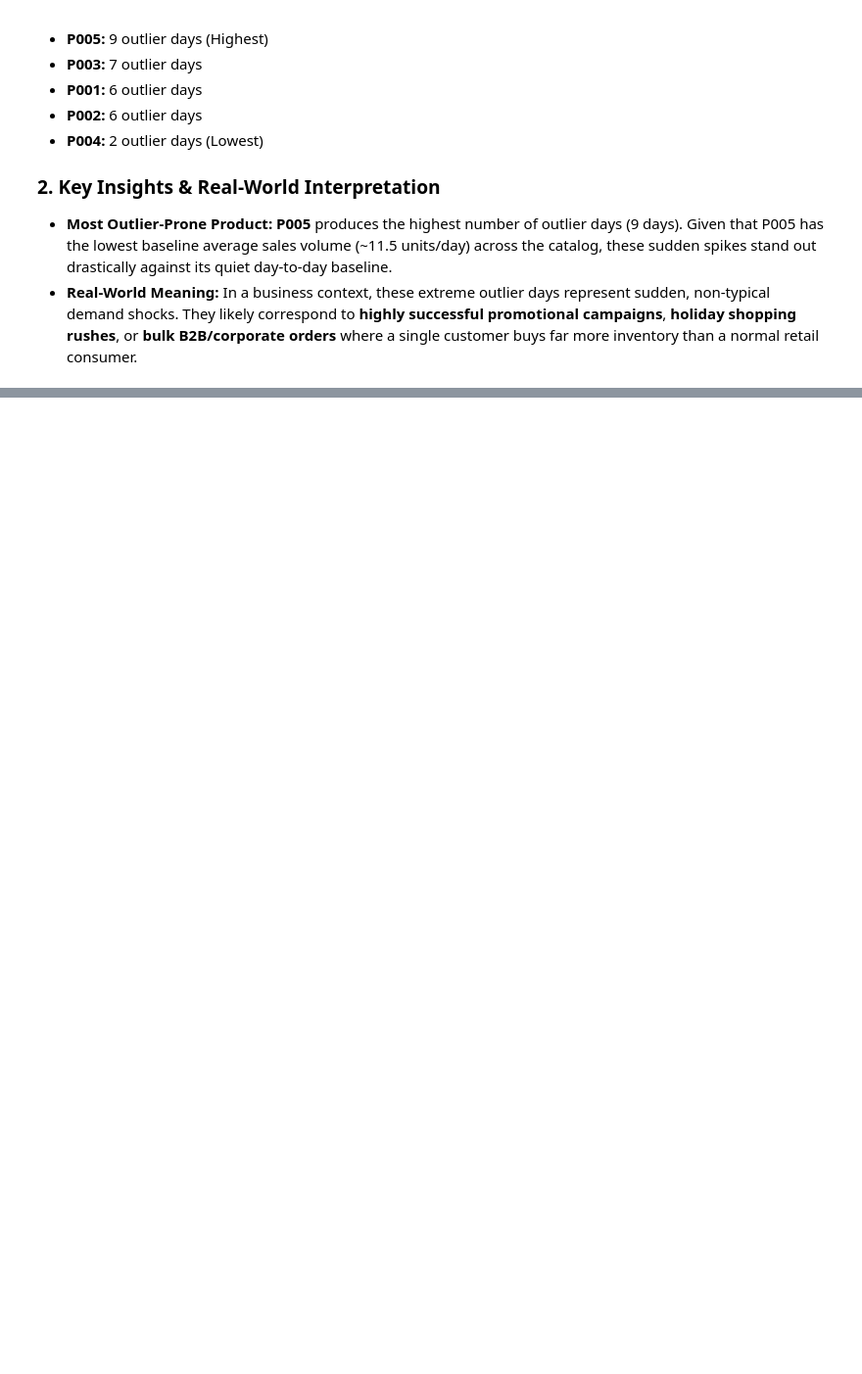
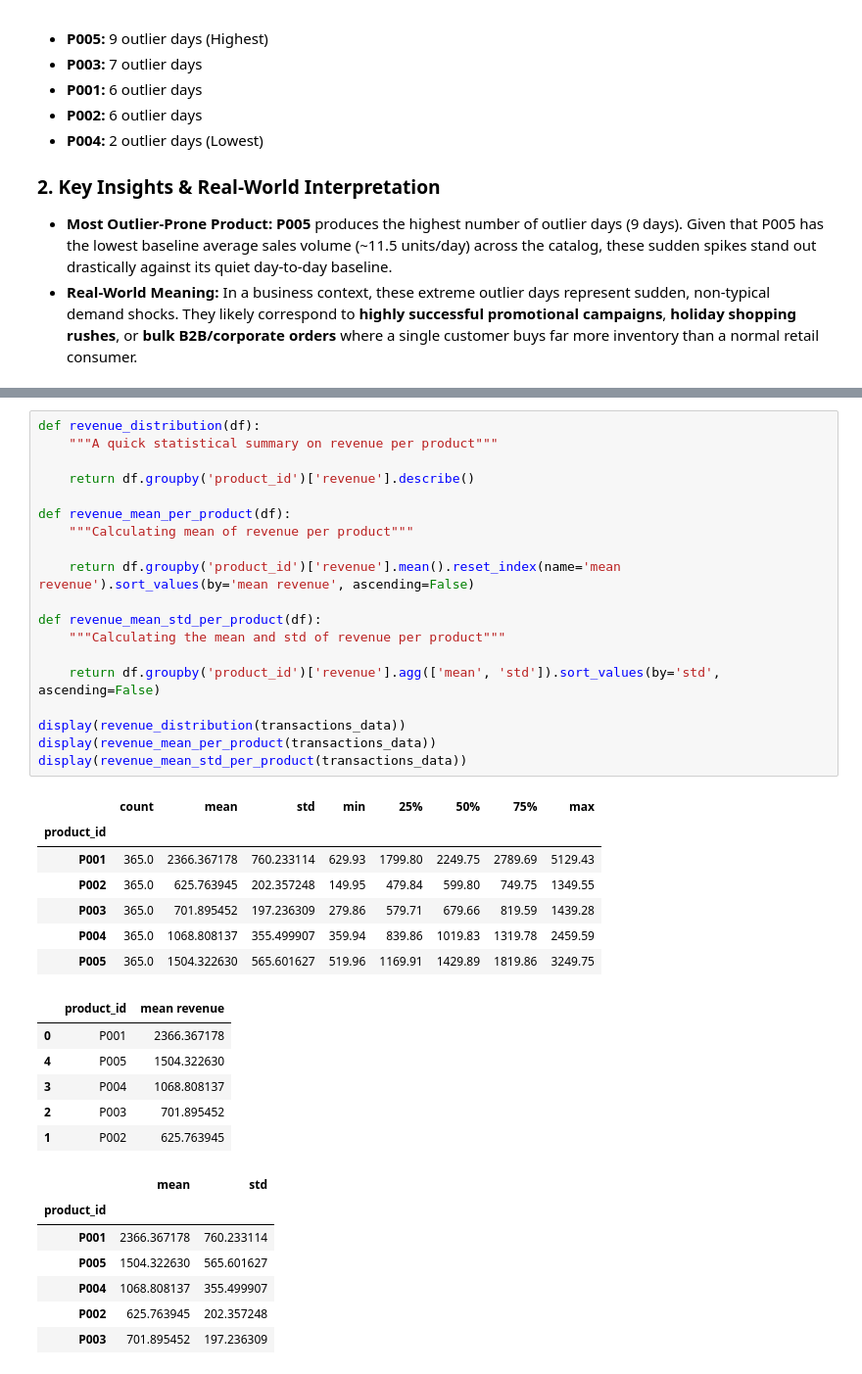
Before and after one commit to dominator959/ResilioChain, a Jupyter notebook: notebooks/eda/session_2_eda_univariate_analysis_part_A.ipynb, the cells around one changed output, grey strips where cells are left out. Shown at 98% size. Saved outputs shown, nothing was run; the diff lists cells and outputs as text; blank space fills up the shorter version.

```diff
--- a/notebooks/eda/session_2_eda_univariate_analysis_part_A.ipynb
+++ b/notebooks/eda/session_2_eda_univariate_analysis_part_A.ipynb
@@ -303,0 +420,40 @@ Using the standard Tukey's fence method ($IQR = Q3 - Q1$), the total number of h
+# %%
+def revenue_distribution(df):
+    """A quick statistical summary on revenue per product"""
+
+    return df.groupby('product_id')['revenue'].describe()
+
+def revenue_mean_per_product(df):
+    """Calculating mean of revenue per product"""
+
+    return df.groupby('product_id')['revenue'].mean().reset_index(name='mean revenue').sort_values(by='mean revenue', ascending=False)
+
+def revenue_mean_std_per_product(df):
+    """Calculating the mean and std of revenue per product"""
+
+    return df.groupby('product_id')['revenue'].agg(['mean', 'std']).sort_values(by='std', ascending=False)
+
+display(revenue_distribution(transactions_data))
+display(revenue_mean_per_product(transactions_data))
+display(revenue_mean_std_per_product(transactions_data))
+# %% [output]
+|  | count | mean | std | min | 25% | 50% | 75% | max |
+| product_id |  |  |  |  |  |  |  |  |
+| P001 | 365.0 | 2366.367178 | 760.233114 | 629.93 | 1799.80 | 2249.75 | 2789.69 | 5129.43 |
+| P002 | 365.0 | 625.763945 | 202.357248 | 149.95 | 479.84 | 599.80 | 749.75 | 1349.55 |
+| P003 | 365.0 | 701.895452 | 197.236309 | 279.86 | 579.71 | 679.66 | 819.59 | 1439.28 |
+| P004 | 365.0 | 1068.808137 | 355.499907 | 359.94 | 839.86 | 1019.83 | 1319.78 | 2459.59 |
+| P005 | 365.0 | 1504.322630 | 565.601627 | 519.96 | 1169.91 | 1429.89 | 1819.86 | 3249.75 |
+|  | product_id | mean revenue |
+| 0 | P001 | 2366.367178 |
+| 4 | P005 | 1504.322630 |
+| 3 | P004 | 1068.808137 |
+| 2 | P003 | 701.895452 |
+| 1 | P002 | 625.763945 |
+|  | mean | std |
+| product_id |  |  |
+| P001 | 2366.367178 | 760.233114 |
+| P005 | 1504.322630 | 565.601627 |
+| P004 | 1068.808137 | 355.499907 |
+| P002 | 625.763945 | 202.357248 |
+| P003 | 701.895452 | 197.236309 |
```
Also changed, not shown: parts of 21 cells of this notebook.
